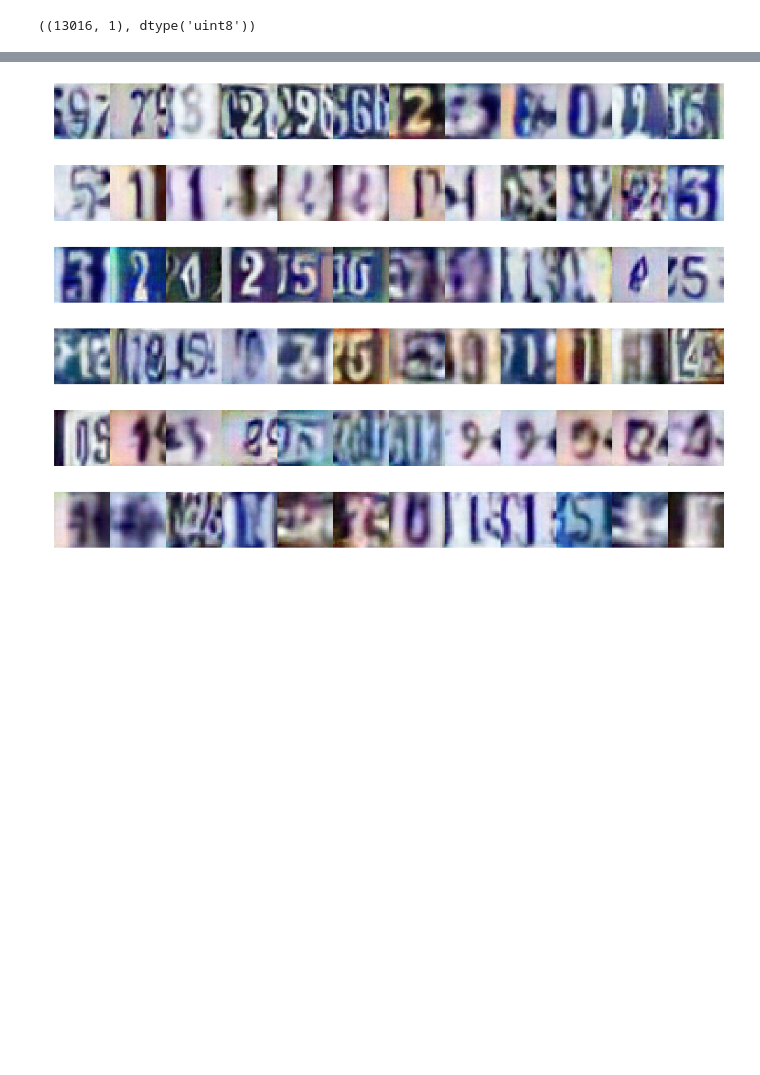
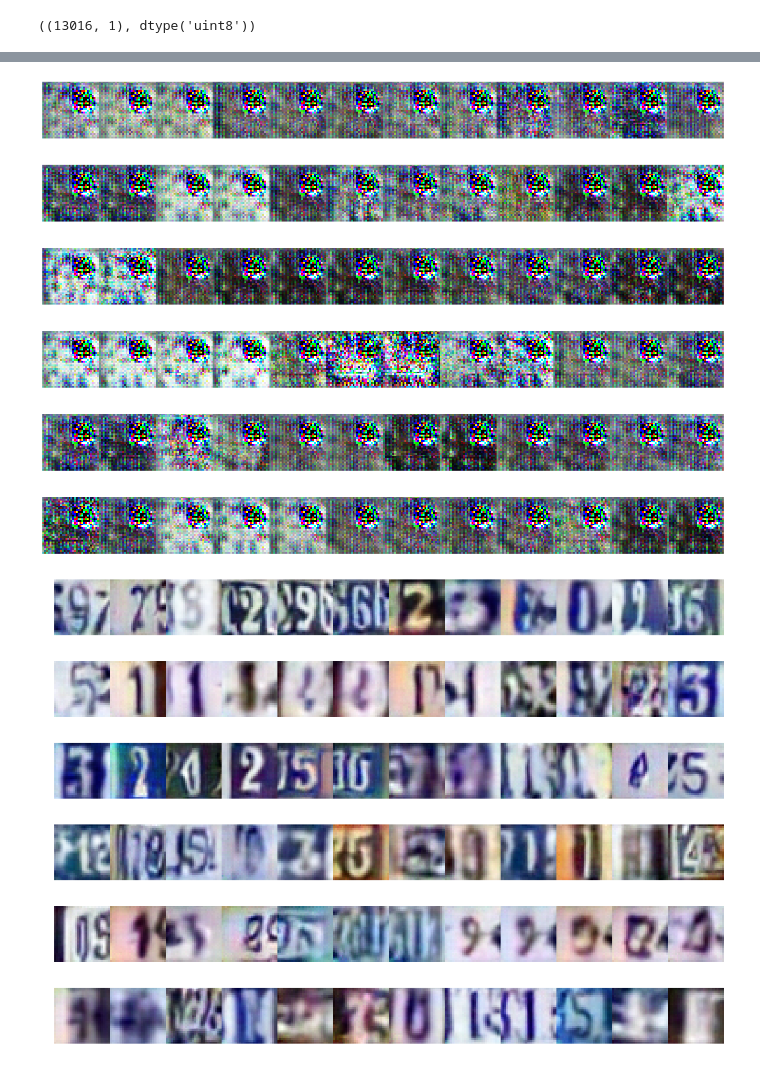
Before and after one commit to arasdar/GAN, a Jupyter notebook: DAQL.ipynb, the cells around one changed output, grey strips where cells are left out. Drawn from its saved outputs; the diff is of its cells as text; code cells hidden in the pictures; blank space fills up the shorter version.

```diff
--- a/DAQL.ipynb
+++ b/DAQL.ipynb
@@ -578,3 +569,7 @@ plt.legend()
+# %%
+_ = view_samples(-1, samples, 6, 12, figsize=(20,15))
+# %% [output]
+[figure, added]
 # %%
 _ = view_samples(-1, samples, 6, 12, figsize=(20,15))
 # %% [output]
```
Also changed, not shown: parts of 9 cells of this notebook.
